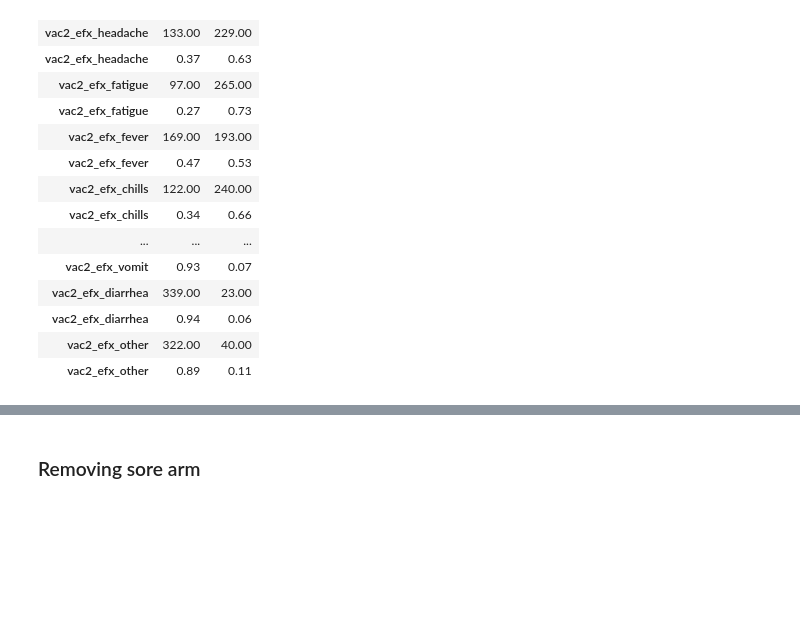
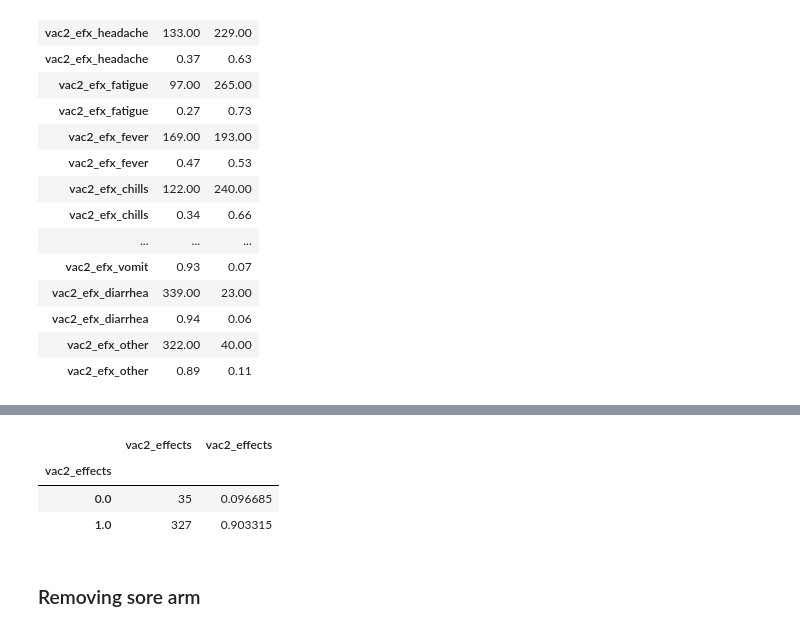
Before and after one commit to amillner/notebook_show, a Jupyter notebook: vaccine_survey.ipynb, the cells around one changed output, grey strips where cells are left out. Drawn from its saved outputs; the diff is of its cells as text; code cells hidden in the pictures; blank space fills up the shorter version.

```diff
--- a/vaccine_survey.ipynb
+++ b/vaccine_survey.ipynb
@@ -215,3 +224,10 @@ t.T
+# %%
+gpby_tabl_cnt_pct(d_vac2,'vac2_effects','vac2_effects')
+# %% [output]
+|  | vac2_effects | vac2_effects |
+| vac2_effects |  |  |
+| 0.0 | 35 | 0.096685 |
+| 1.0 | 327 | 0.903315 |
 # %% [markdown]
 ### Removing sore arm
 # %%
```
Also changed, not shown: parts of 5 cells of this notebook.
